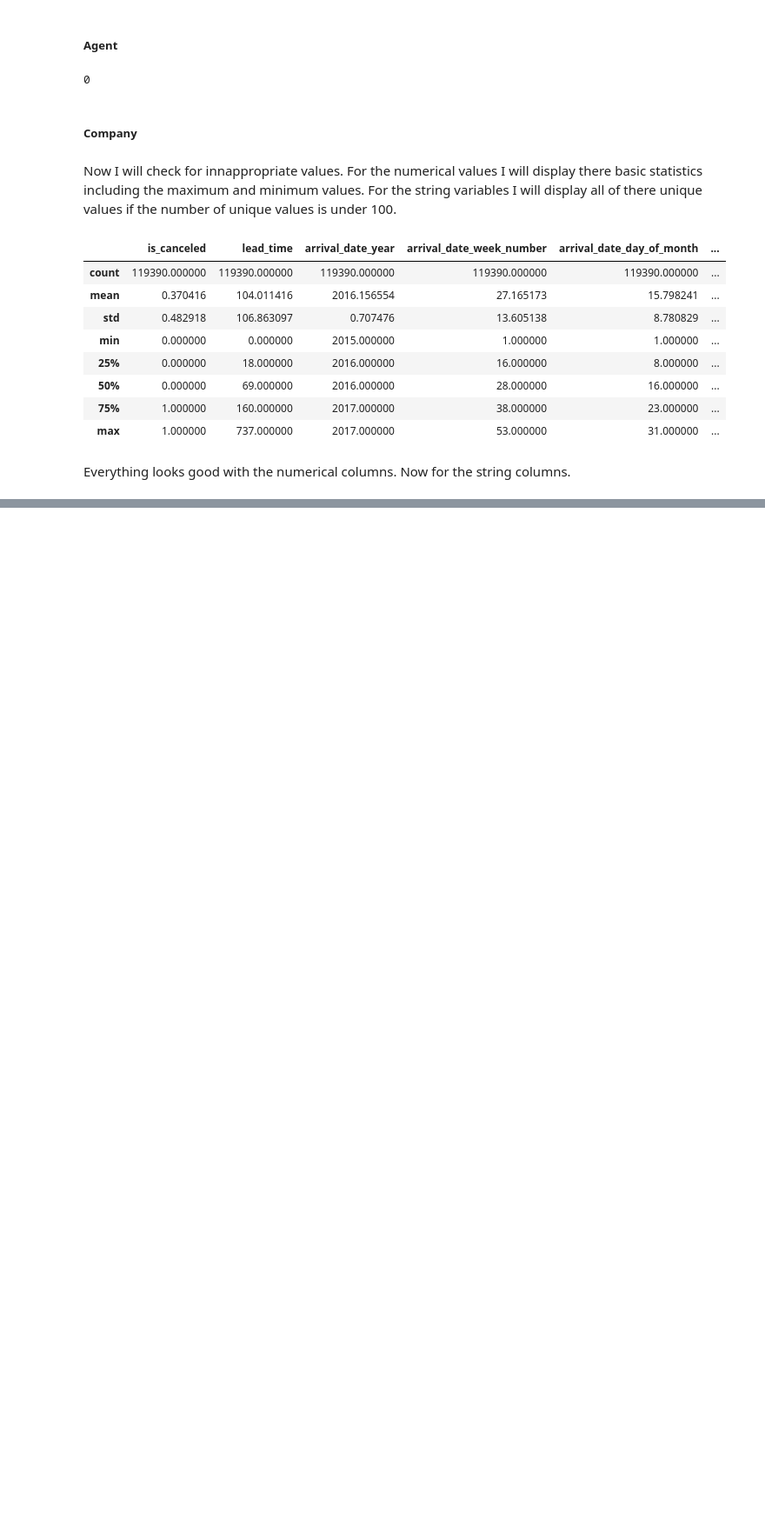
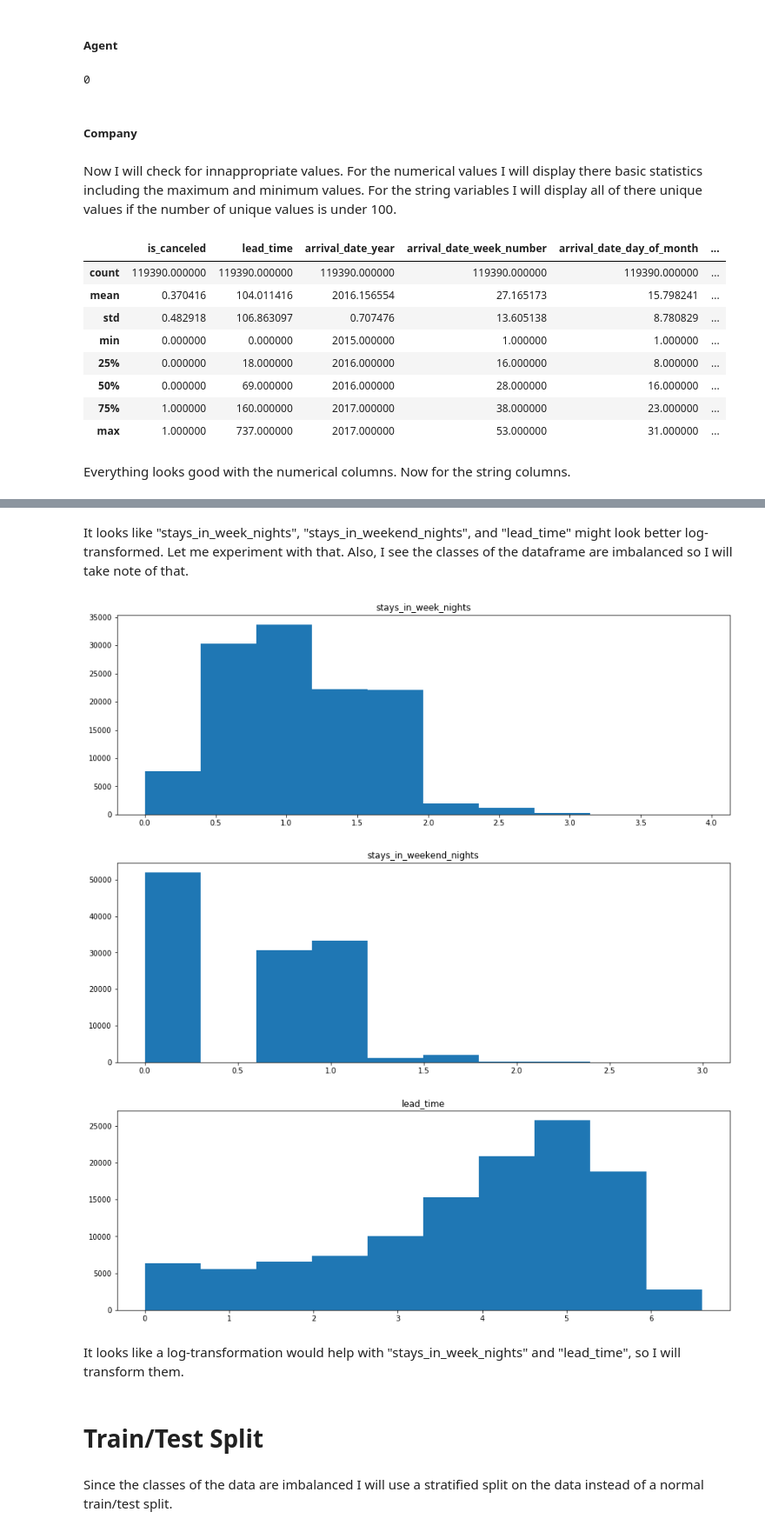
Before and after one commit to georgewillben/Hotel_Booking, a Jupyter notebook: 3 - Data Cleaning.ipynb, the cells around one changed output, grey strips where cells are left out. Shown: that part at 87% size. Saved outputs shown, nothing was run; the diff lists cells and outputs as text; code cells hidden in the pictures; blank space fills up the shorter version.

```diff
--- a/3 - Data Cleaning.ipynb
+++ b/3 - Data Cleaning.ipynb
@@ -179,0 +262,25 @@ for col_name in df.columns:
+# %% [markdown]
+It looks like "stays_in_week_nights", "stays_in_weekend_nights", and "lead_time" might look better log-transformed. Let me experiment with that. Also, I see the classes of the dataframe are imbalanced so I will take note of that.
+# %%
+# plot mentioned columns after log-transformation
+
+# iterate over column names
+for col_name in ["stays_in_week_nights", "stays_in_weekend_nights", "lead_time"]:
+
+    # ensure there are no zeros or negative values
+    new_col = df[col_name] + df[col_name].min() + 1
+
+    # log-transform column
+    transformed_col = np.log(new_col)
+
+    # plot log of column
+    plt.figure(figsize=(15, 5))
+    plt.hist(transformed_col)
+    plt.title(col_name)
+    plt.show()
+# %% [output]
+[figure, added]
+[figure, added]
+[figure, added]
+# %% [markdown]
+It looks like a log-transformation would help with "stays_in_week_nights" and "lead_time", so I will transform them.
@@ -179,0 +302,4 @@ for col_name in df.columns:
+# %% [markdown]
+# Train/Test Split
+# %% [markdown]
+Since the classes of the data are imbalanced I will use a stratified split on the data instead of a normal train/test split.
```
Also changed, not shown: parts of 19 cells of this notebook, 2 other files.
